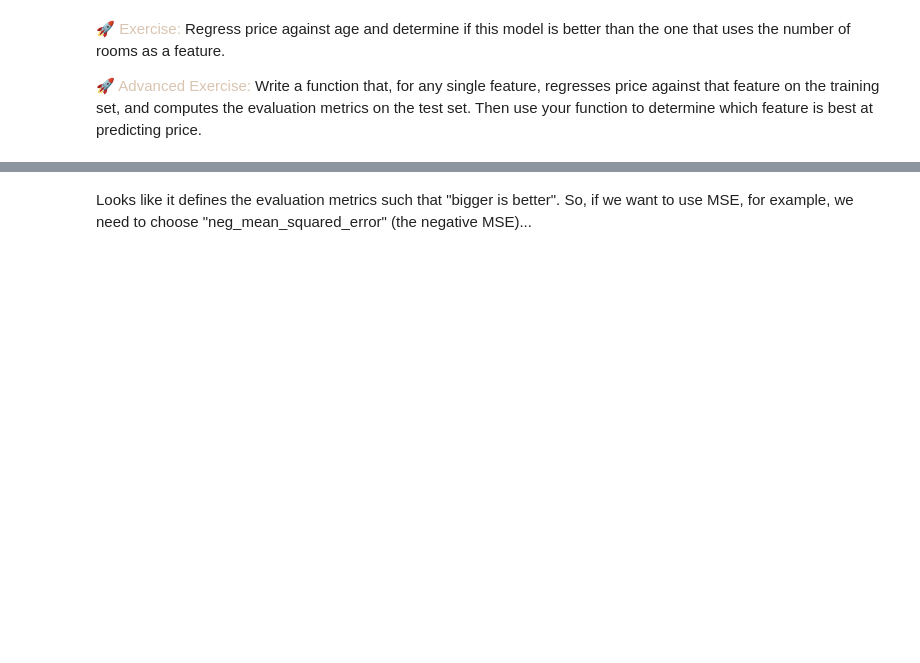
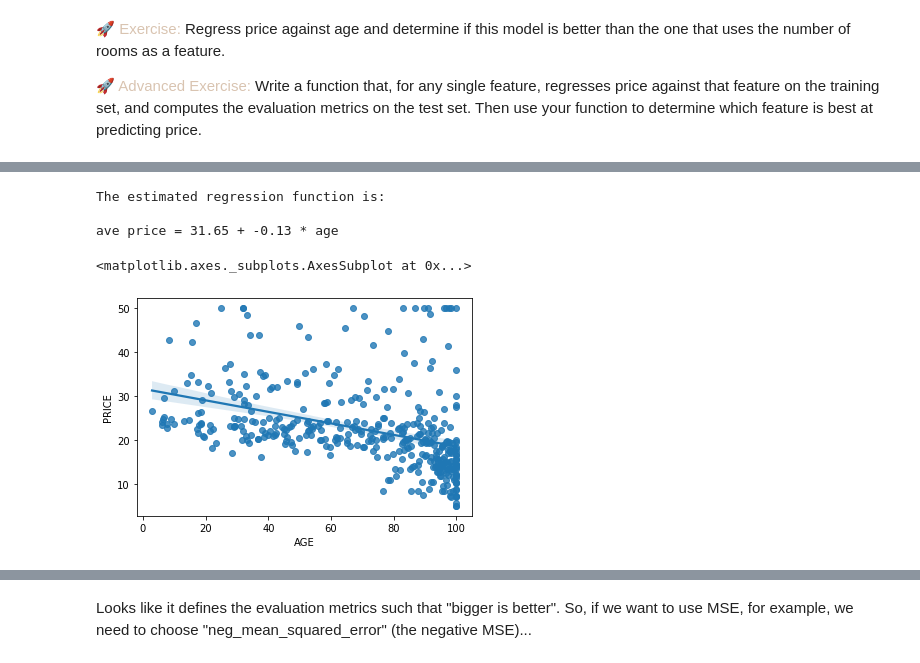
Before and after one commit to joykangangi/DataSciencePlayground, a Jupyter notebook: Linear_Regression.ipynb, the cells around one changed output, grey strips where cells are left out. Saved outputs shown, nothing was run; the diff lists cells and outputs as text; code cells hidden in the pictures; blank space fills up the shorter version.

```diff
--- a/Linear_Regression.ipynb
+++ b/Linear_Regression.ipynb
@@ -282,0 +305,11 @@ sns.relplot(x=test['PRICE'], y=y_hat, kind="scatter")
+# %%
+print('The estimated regression function is:\n\nave price =', np.round(model.intercept_,2), '+', np.round(model.coef_[0],2), '* age')
+# %% [output]
+The estimated regression function is:
+
+ave price = 31.65 + -0.13 * age
+# %%
+sns.regplot(x=train[['AGE']], y=train['PRICE'])
+# %% [output]
+<matplotlib.axes._subplots.AxesSubplot at 0x...>
+[figure, added]
```
Also changed, not shown: parts of 11 cells of this notebook.
